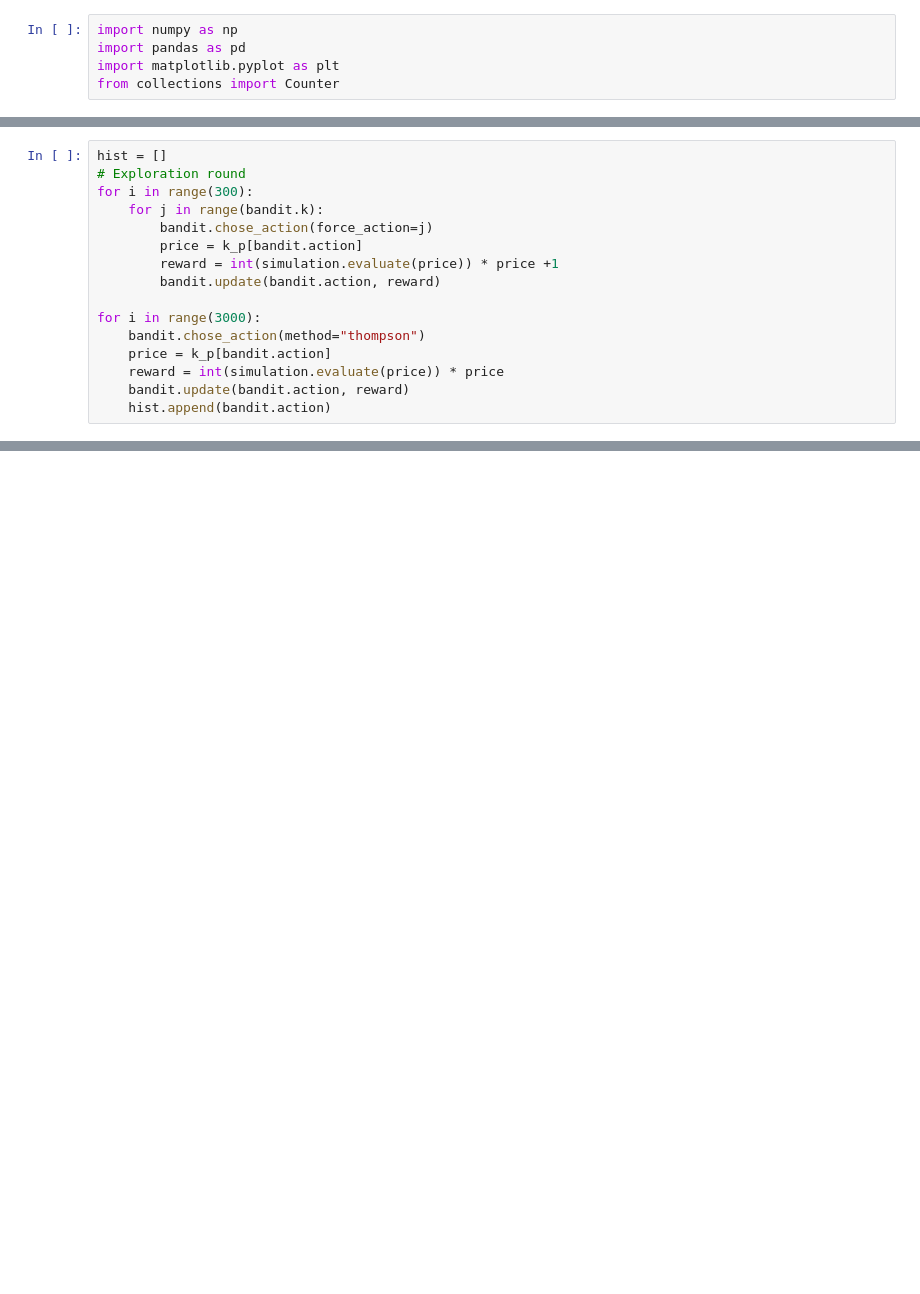
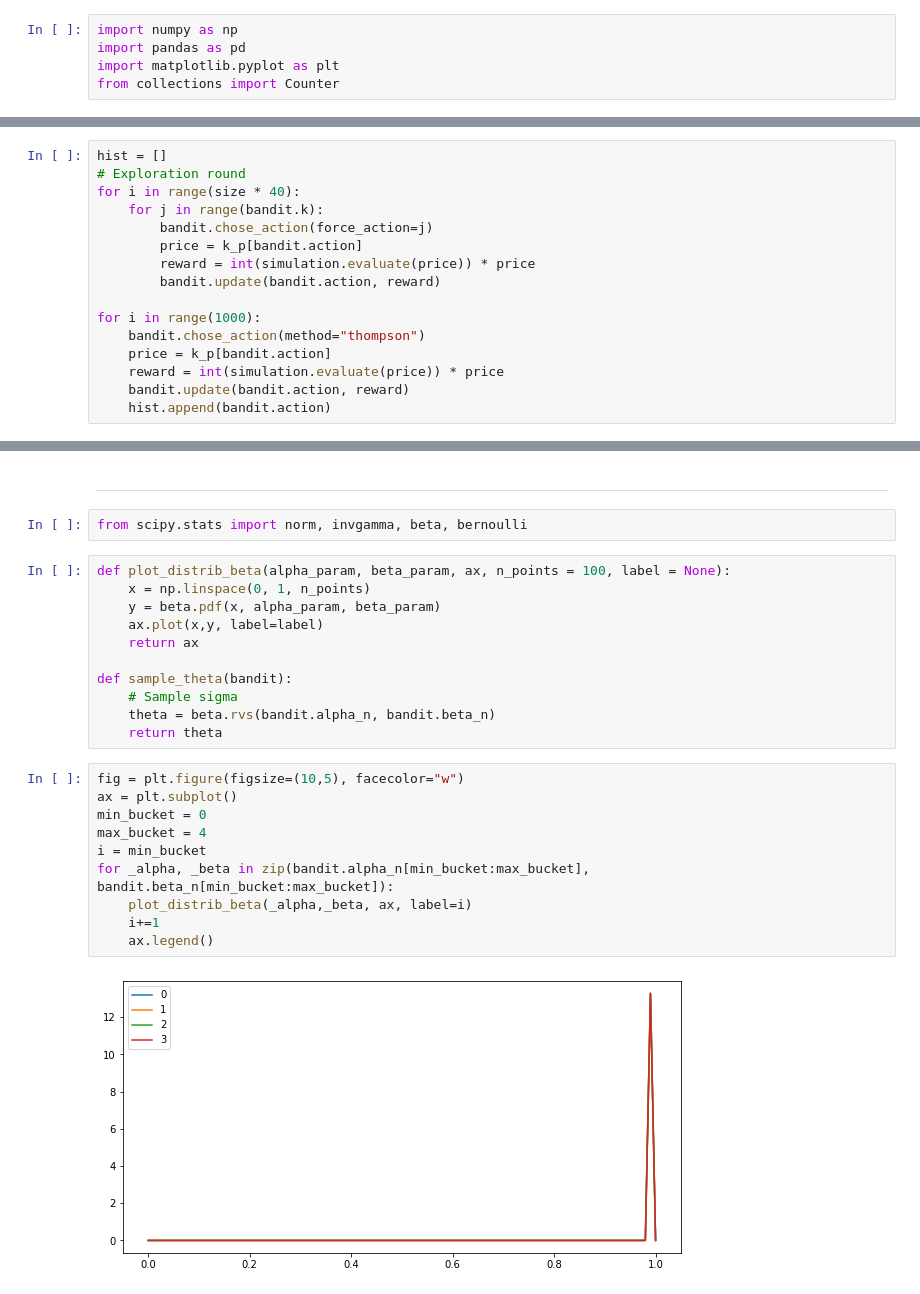
Before and after one commit to ClementineRosier/DynamicPricing, a Jupyter notebook: notebooks/20190913 - NiM Explo.ipynb, the cells around one changed output, grey strips where cells are left out. Cells and saved outputs as stored; diff of their text form; blank space fills up the shorter version.

```diff
--- a/notebooks/20190913 - NiM Explo.ipynb
+++ b/notebooks/20190913 - NiM Explo.ipynb
@@ -33,14 +53,14 @@ SimpleBandit model instanciated with 30 arms.
 # %%
 hist = []
 # Exploration round
-for i in range(300):
+for i in range(size * 40):
     for j in range(bandit.k):
         bandit.chose_action(force_action=j)
         price = k_p[bandit.action]
-        reward = int(simulation.evaluate(price)) * price +1
+        reward = int(simulation.evaluate(price)) * price
         bandit.update(bandit.action, reward)
 
-for i in range(3000):
+for i in range(1000):
     bandit.chose_action(method="thompson")
     price = k_p[bandit.action]
     reward = int(simulation.evaluate(price)) * price
@@ -70,0 +79,27 @@ Bucket 29 -- Nb occ 266 -- Price 80.0
+# %% [markdown]
+___________
+# %%
+from scipy.stats import norm, invgamma, beta, bernoulli
+# %%
+def plot_distrib_beta(alpha_param, beta_param, ax, n_points = 100, label = None):
+    x = np.linspace(0, 1, n_points)
+    y = beta.pdf(x, alpha_param, beta_param)
+    ax.plot(x,y, label=label)
+    return ax
+
+def sample_theta(bandit):
+    # Sample sigma
+    theta = beta.rvs(bandit.alpha_n, bandit.beta_n)
+    return theta
+# %%
+fig = plt.figure(figsize=(10,5), facecolor="w")
+ax = plt.subplot()
+min_bucket = 0
+max_bucket = 4
+i = min_bucket
+for _alpha, _beta in zip(bandit.alpha_n[min_bucket:max_bucket], bandit.beta_n[min_bucket:max_bucket]):
+    plot_distrib_beta(_alpha,_beta, ax, label=i)
+    i+=1
+    ax.legend()
+# %% [output]
+[figure, added]
```
Also changed, not shown: parts of 23 cells of this notebook, 1 other file.
